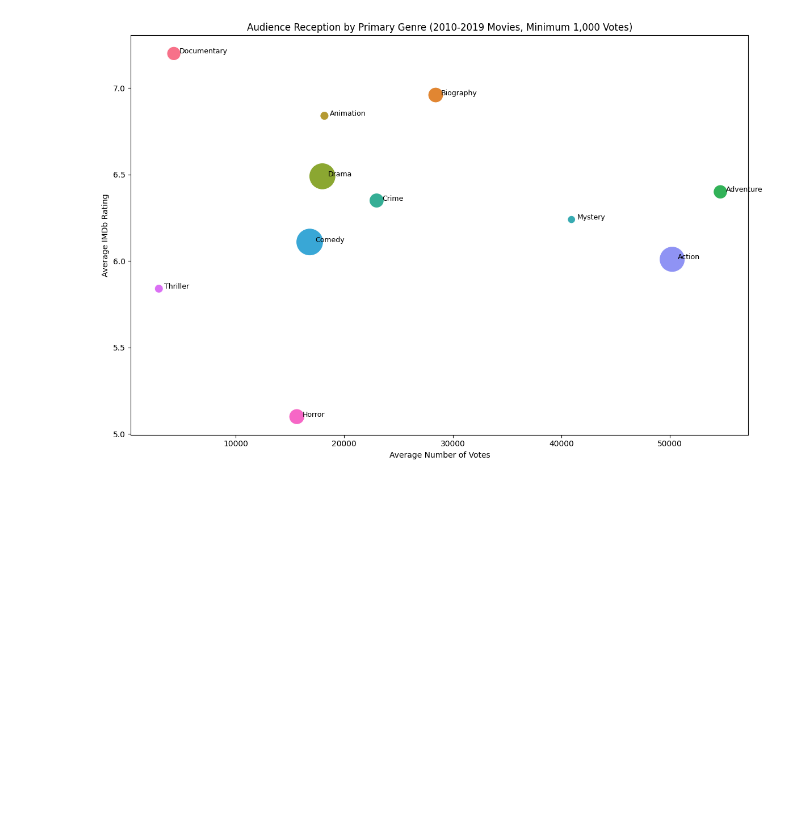
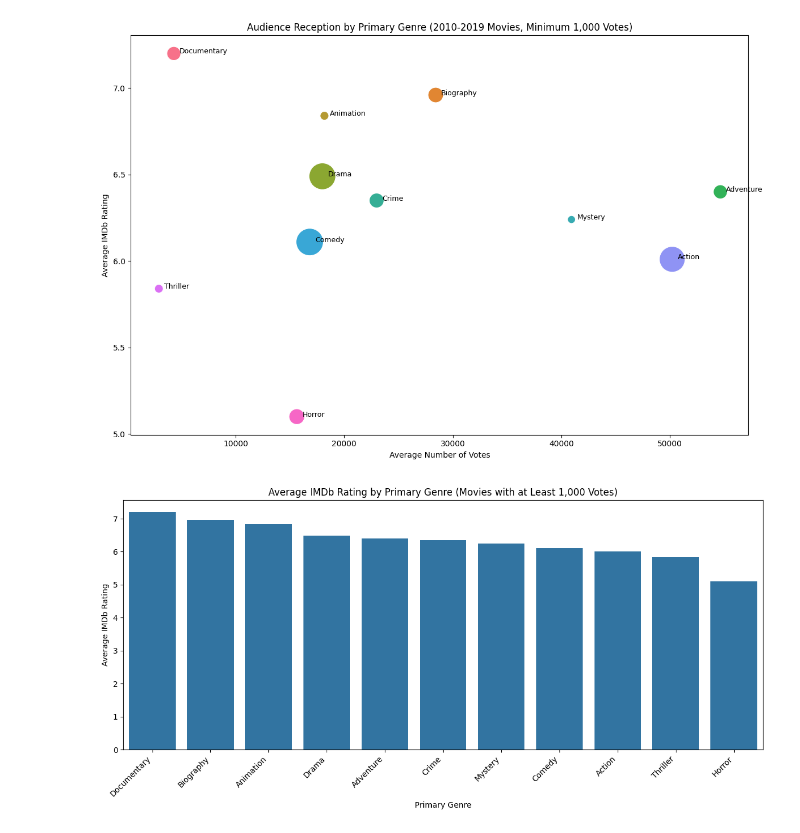
Before and after one commit to drivernf/dsc-sql-summative-lab, a Jupyter notebook: SQLSummativeLab.ipynb, the cells around one changed output. Saved outputs shown, nothing was run; the diff lists cells and outputs as text; code cells hidden in the pictures; blank space fills up the shorter version.

Commit message:
Genre reception barplot

```diff
--- a/SQLSummativeLab.ipynb
+++ b/SQLSummativeLab.ipynb
@@ -629,3 +629,18 @@ plt.tight_layout()
 plt.show()
 # %% [output]
 [figure]
+# %%
+plt.figure(figsize=(12, 6))
+sns.barplot(
+    data=genre_reception.sort_values('avg_rating', ascending=False),
+    x='primary_genre',
+    y='avg_rating'
+)
+plt.title('Average IMDB Rating by Primary Genre (Movies with at Least 1,000 Votes)')
+plt.xlabel('Primary Genre')
+plt.ylabel('Average IMDB Rating')
+plt.xticks(rotation=45, ha='right')
+plt.tight_layout()
+plt.show()
+# %% [output]
+[figure, added]
```
Also changed, not shown: parts of 1 cell of this notebook.
